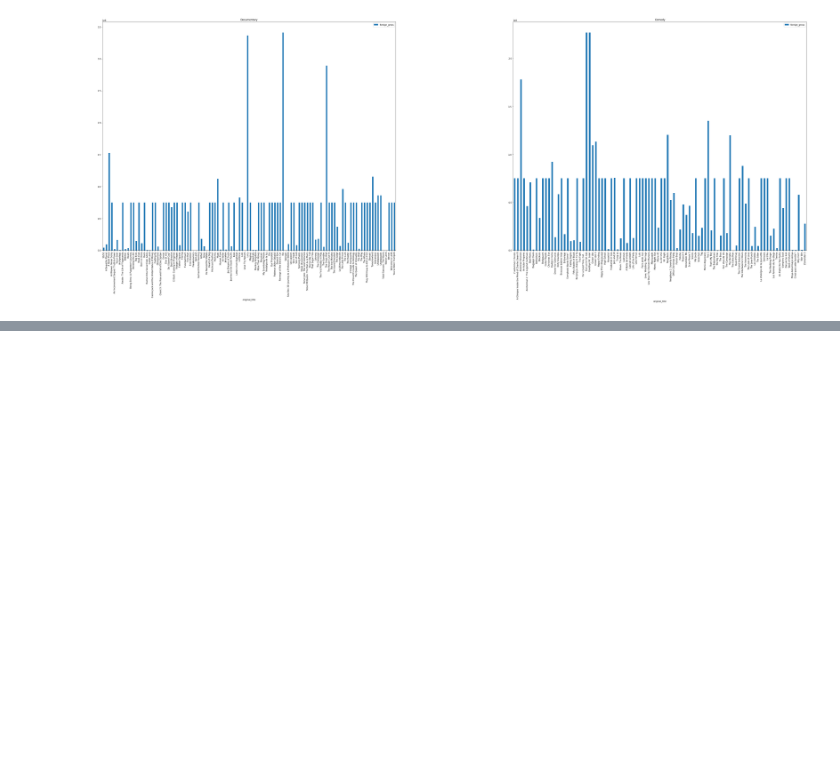
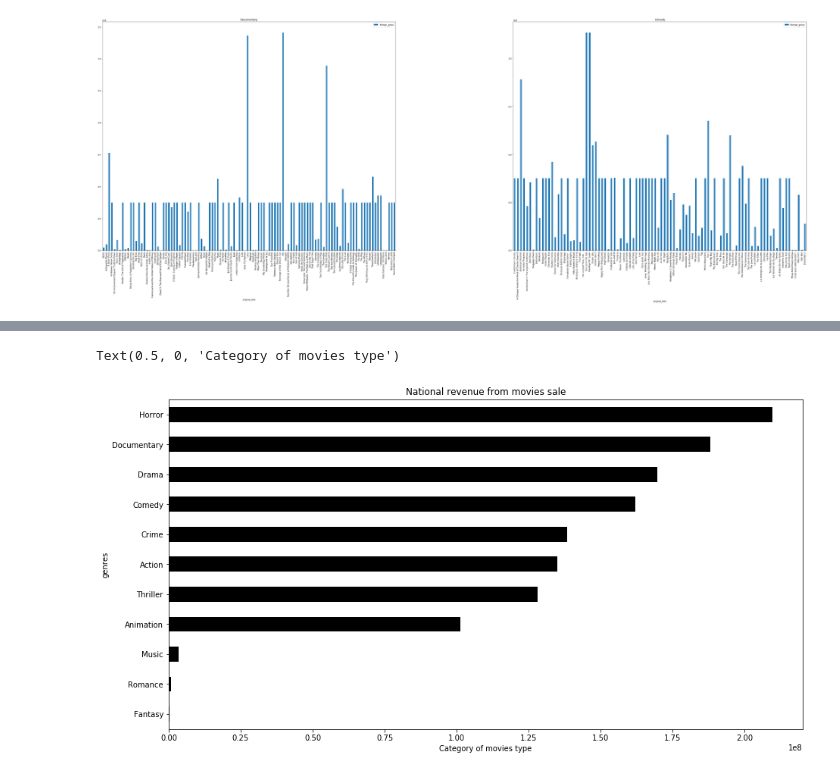
Before and after one commit to Kittycatangel/movieproject, a Jupyter notebook: projectcode2.ipynb, the cells around one changed output, grey strips where cells are left out. Saved outputs shown, nothing was run; the diff lists cells and outputs as text; code cells hidden in the pictures; blank space fills up the shorter version.

```diff
--- a/projectcode2.ipynb
+++ b/projectcode2.ipynb
@@ -718,0 +892,8 @@ df5.head()
+# %%
+##Group genres by domestic_gross and get the max values and plot
+df5.groupby(['genres'])['domestic_gross'].max().sort_values().plot(kind='barh', figsize=(15,8), color='black')
+plt.title('National revenue from movies sale')
+plt.xlabel("Category of movies type")
+# %% [output]
+Text(0.5, 0, 'Category of movies type')
+[figure, added]
```
Also changed, not shown: parts of 151 cells of this notebook.
